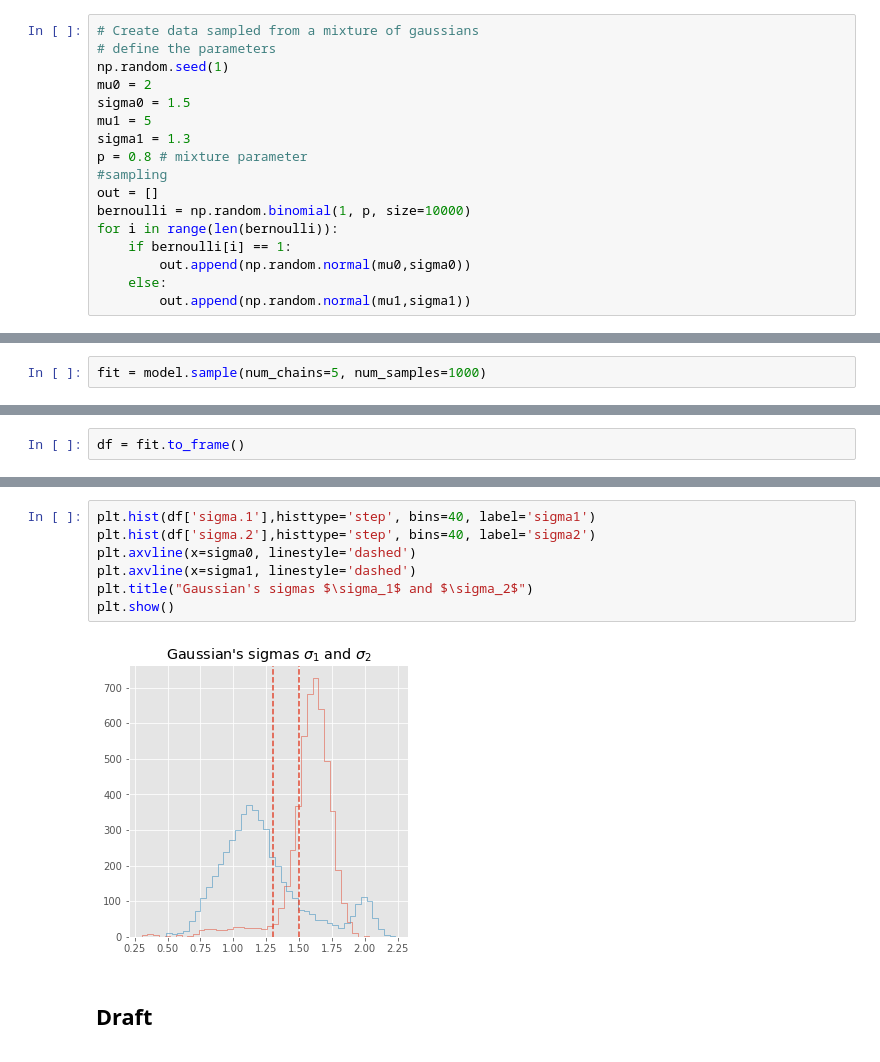
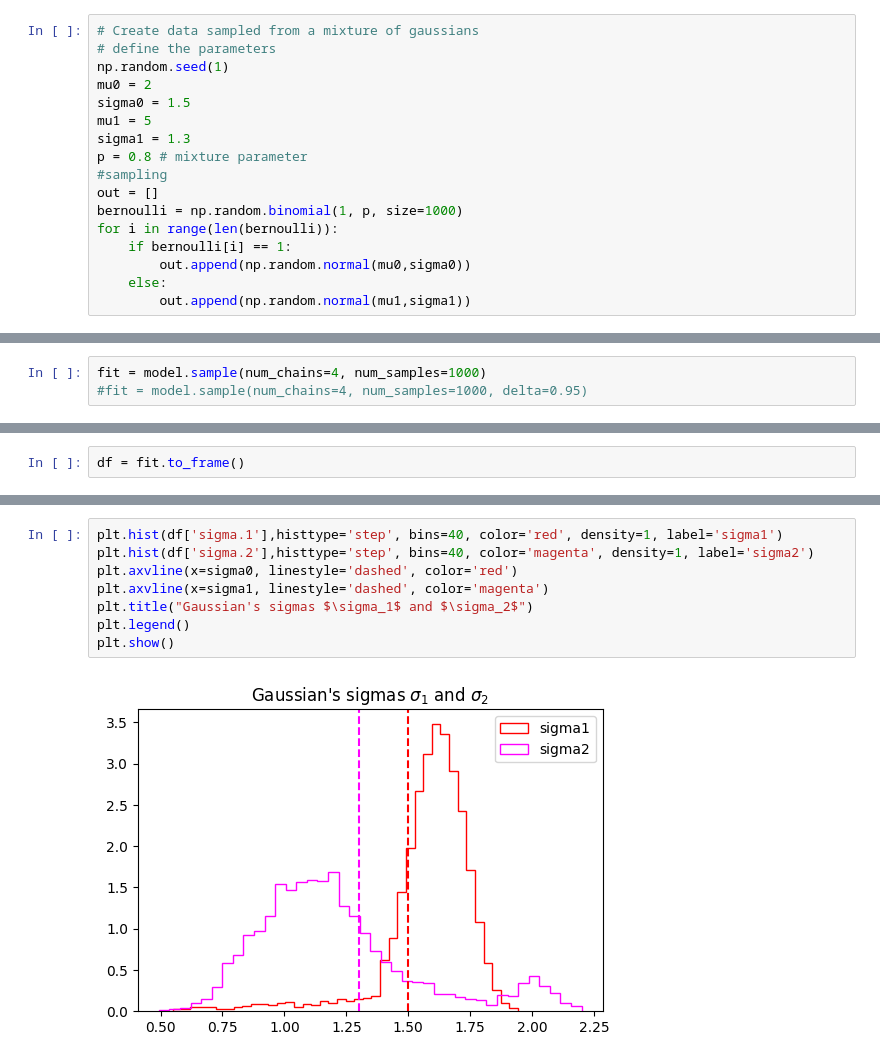
Before and after one commit to sequi76/Bayesian_ML_for_scientific_research, a Jupyter notebook: lecture1/practice/gaussian_mixture.ipynb, the cells around one changed output, grey strips where cells are left out. Saved outputs shown, nothing was run; the diff lists cells and outputs as text.

```diff
--- a/lecture1/practice/gaussian_mixture.ipynb
+++ b/lecture1/practice/gaussian_mixture.ipynb
@@ -33,7 +40,7 @@ sigma1 = 1.3
 p = 0.8 # mixture parameter
 #sampling
 out = []
-bernoulli = np.random.binomial(1, p, size=10000)
+bernoulli = np.random.binomial(1, p, size=1000)
 for i in range(len(bernoulli)):
     if bernoulli[i] == 1:
         out.append(np.random.normal(mu0,sigma0))
@@ -89,6 +109,7 @@ Warning in '/tmp/httpstan_6rajflcu/model_x7vzjora.stan', line 18, column 1: The
     statement.
 Warning: The parameter mu has 2 priors.
 # %%
-fit = model.sample(num_chains=5, num_samples=1000)
+fit = model.sample(num_chains=4, num_samples=1000)
+#fit = model.sample(num_chains=4, num_samples=1000, delta=0.95)
 # %% [output]
 Sampling:   0%
@@ -147,11 +169,10 @@ plt.show()
 # %%
-plt.hist(df['sigma.1'],histtype='step', bins=40, label='sigma1')
-plt.hist(df['sigma.2'],histtype='step', bins=40, label='sigma2')
-plt.axvline(x=sigma0, linestyle='dashed')
-plt.axvline(x=sigma1, linestyle='dashed')
+plt.hist(df['sigma.1'],histtype='step', bins=40, color='red', density=1, label='sigma1')
+plt.hist(df['sigma.2'],histtype='step', bins=40, color='magenta', density=1, label='sigma2')
+plt.axvline(x=sigma0, linestyle='dashed', color='red')
+plt.axvline(x=sigma1, linestyle='dashed', color='magenta')
 plt.title("Gaussian's sigmas $\sigma_1$ and $\sigma_2$")
+plt.legend()
 plt.show()
 # %% [output]
-[figure, old version]
+[figure, new version]
-# %% [markdown]
-## Draft
```
Also changed, not shown: parts of 18 cells of this notebook.
